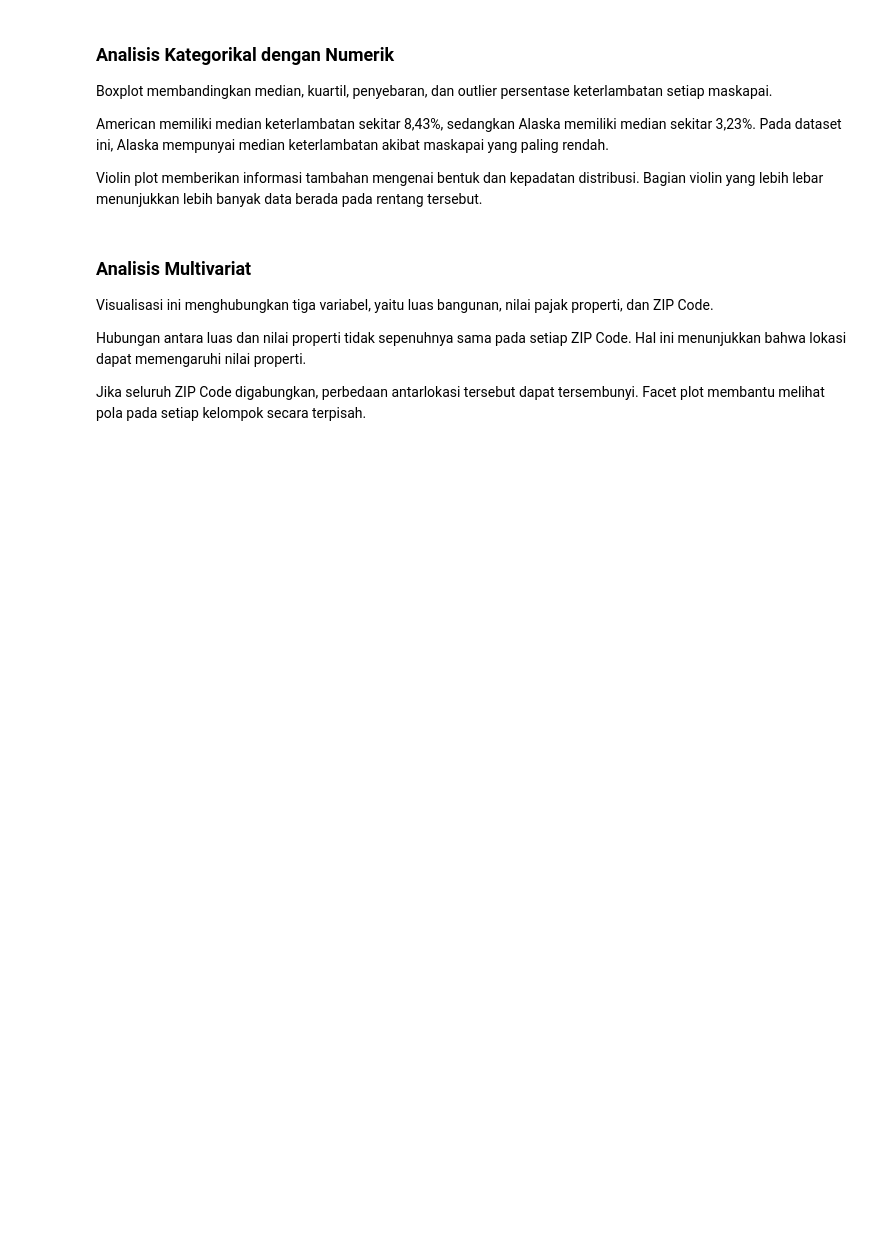
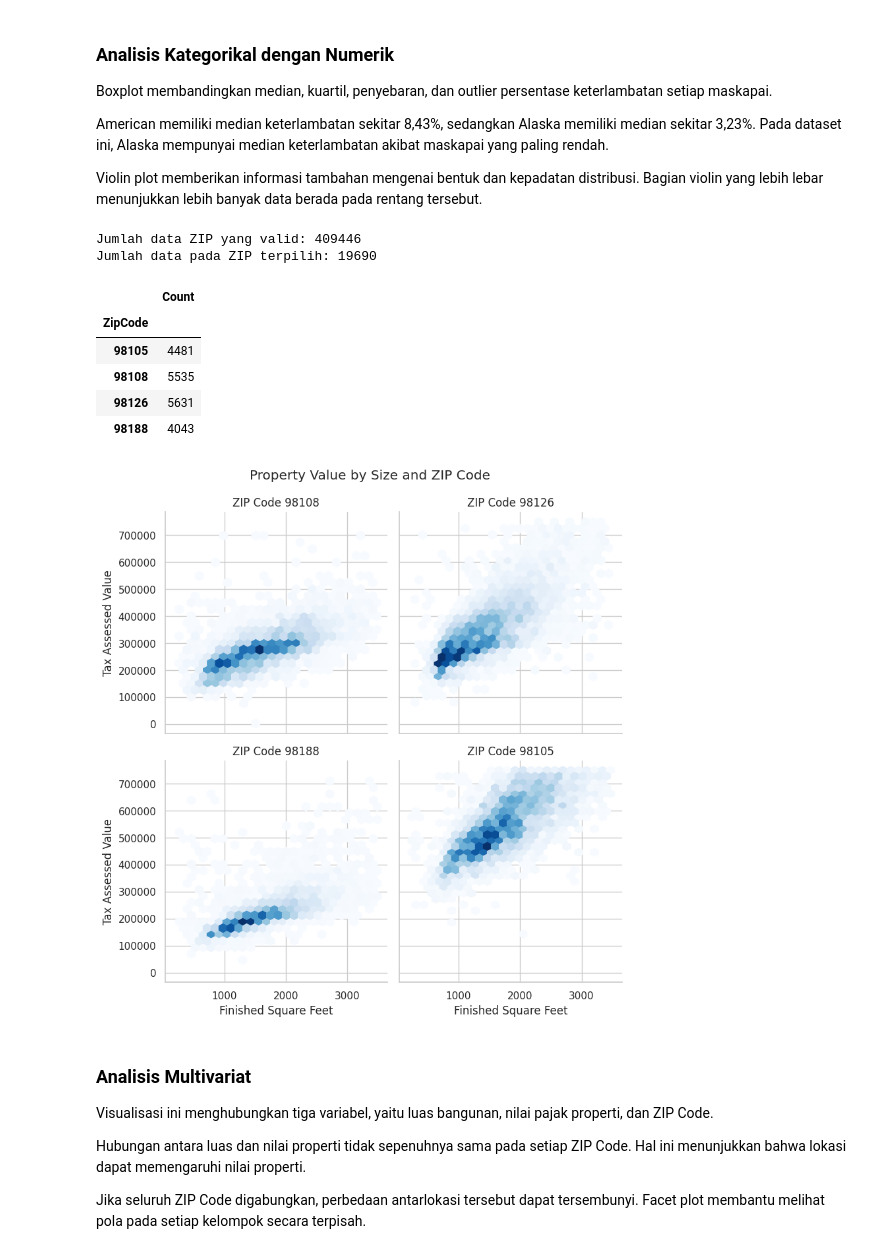
Before and after one commit to mhabibier/Practical-Statistics-for-Data-Scientists, a Jupyter notebook: 01_Exploratory_Data_Analysis.ipynb, the cells around one changed output. Saved outputs shown, nothing was run; the diff lists cells and outputs as text; code cells hidden in the pictures; blank space fills up the shorter version.

```diff
--- a/01_Exploratory_Data_Analysis.ipynb
+++ b/01_Exploratory_Data_Analysis.ipynb
@@ -1179,15 +1287,21 @@ plot dapat digunakan untuk menampilkan kepadatan data.
 # %%
 kc_tax_filtered = kc_tax_analysis.loc[
     (
-        kc_tax_analysis["TaxAssessedValue"]
+        kc_tax_analysis[
+            "TaxAssessedValue"
+        ]
         < 750_000
     )
     & (
-        kc_tax_analysis["SqFtTotLiving"]
+        kc_tax_analysis[
+            "SqFtTotLiving"
+        ]
         > 100
     )
     & (
-        kc_tax_analysis["SqFtTotLiving"]
+        kc_tax_analysis[
+            "SqFtTotLiving"
+        ]
         < 3_500
     )
 ].copy()
@@ -1216,5 +1330,7 @@ filter_summary = pd.Series(
 )
 
 display(
-    filter_summary.to_frame("Value")
+    filter_summary.to_frame(
+        "Value"
+    )
 )
@@ -1374,24 +1524,60 @@ Violin plot memberikan informasi tambahan mengenai bentuk dan
 kepadatan distribusi. Bagian violin yang lebih lebar menunjukkan lebih
 banyak data berada pada rentang tersebut.
 # %%
+# Data ZIP baru dibuat setelah kc_tax_filtered tersedia.
+kc_tax_zip_clean = kc_tax_filtered.loc[
+    kc_tax_filtered["ZipCode"].notna()
+    & kc_tax_filtered["ZipCode"].between(
+        98_000,
+        99_999,
+    )
+].copy()
+
+kc_tax_zip_clean["ZipCode"] = (
+    kc_tax_zip_clean["ZipCode"]
+    .astype(int)
+)
+
 selected_zip_codes = [
     98188,
     98105,
     98108,
-    98126
+    98126,
 ]
 
+# Boolean mask harus berasal dari DataFrame
+# yang sedang difilter, yaitu kc_tax_zip_clean.
 kc_tax_by_zip = kc_tax_zip_clean.loc[
-    kc_tax_filtered["ZipCode"].isin(
+    kc_tax_zip_clean["ZipCode"].isin(
         selected_zip_codes
     )
 ].copy()
 
 kc_tax_by_zip["ZipCode"] = (
     kc_tax_by_zip["ZipCode"]
-    .astype(int)
     .astype(str)
 )
+
+print(
+    "Jumlah data ZIP yang valid:",
+    len(kc_tax_zip_clean),
+)
+
+print(
+    "Jumlah data pada ZIP terpilih:",
+    len(kc_tax_by_zip),
+)
+
+display(
+    kc_tax_by_zip[
+        "ZipCode"
+    ]
+    .value_counts()
+    .sort_index()
+    .rename("Count")
+    .to_frame()
+)
+
 
 def draw_hexbin(data, **kwargs):
     plt.hexbin(
@@ -1399,37 +1585,48 @@ def draw_hexbin(data, **kwargs):
         data["TaxAssessedValue"],
         gridsize=25,
         cmap="Blues",
-        mincnt=1
+        mincnt=1,
     )
+
 
 facet = sns.FacetGrid(
     kc_tax_by_zip,
     col="ZipCode",
     col_wrap=2,
     height=4,
     sharex=True,
-    sharey=True
+    sharey=True,
 )
 
 facet.map_dataframe(
     draw_hexbin
 )
 
 facet.set_axis_labels(
     "Finished Square Feet",
-    "Tax Assessed Value"
+    "Tax Assessed Value",
 )
 
 facet.set_titles(
     "ZIP Code {col_name}"
 )
 
 facet.figure.suptitle(
     "Property Value by Size and ZIP Code",
-    y=1.03
+    y=1.03,
 )
 
 plt.show()
+# %% [output]
+Jumlah data ZIP yang valid: 409446
+Jumlah data pada ZIP terpilih: 19690
+|  | Count |
+| ZipCode |  |
+| 98105 | 4481 |
+| 98108 | 5535 |
+| 98126 | 5631 |
+| 98188 | 4043 |
+[figure, added]
 # %% [markdown]
 ### Analisis Multivariat
 
```
Also changed, not shown: parts of 27 cells of this notebook.
